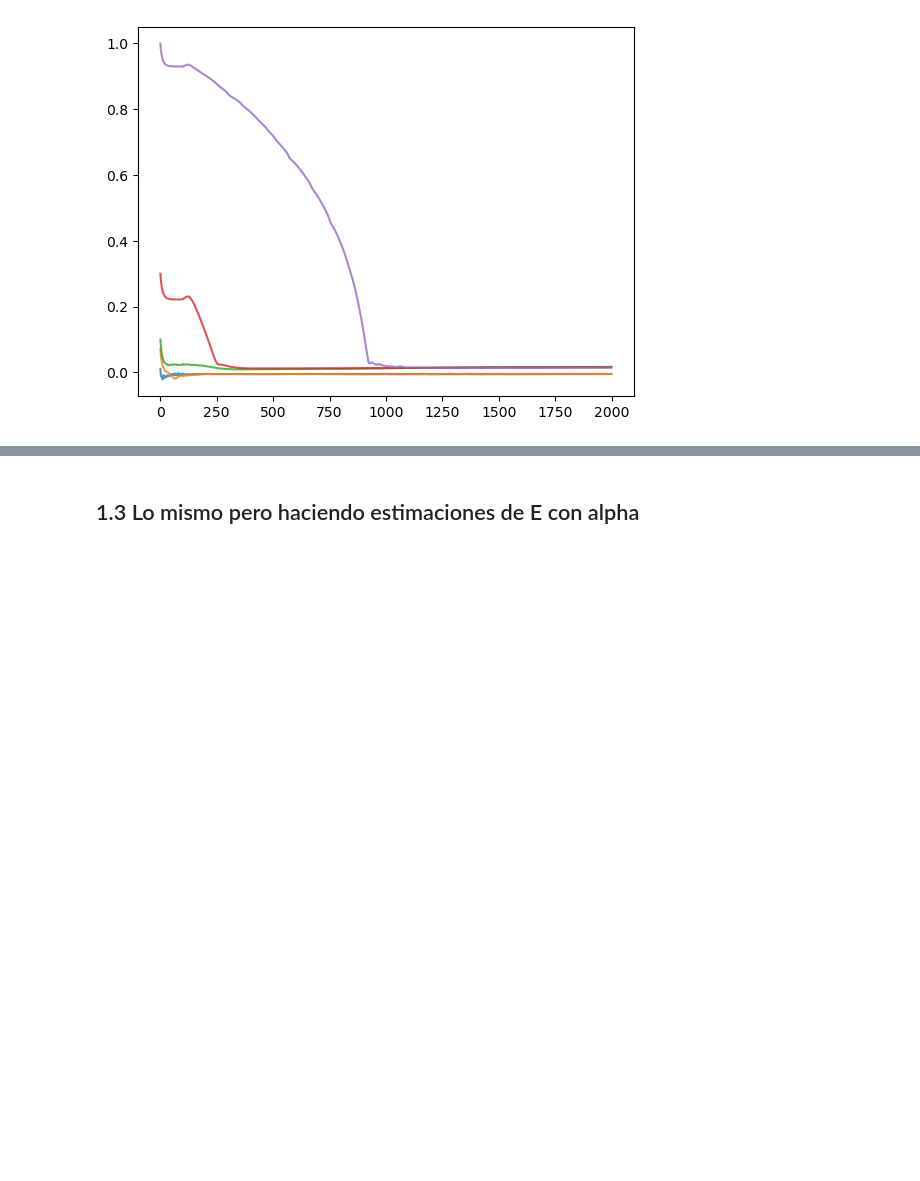
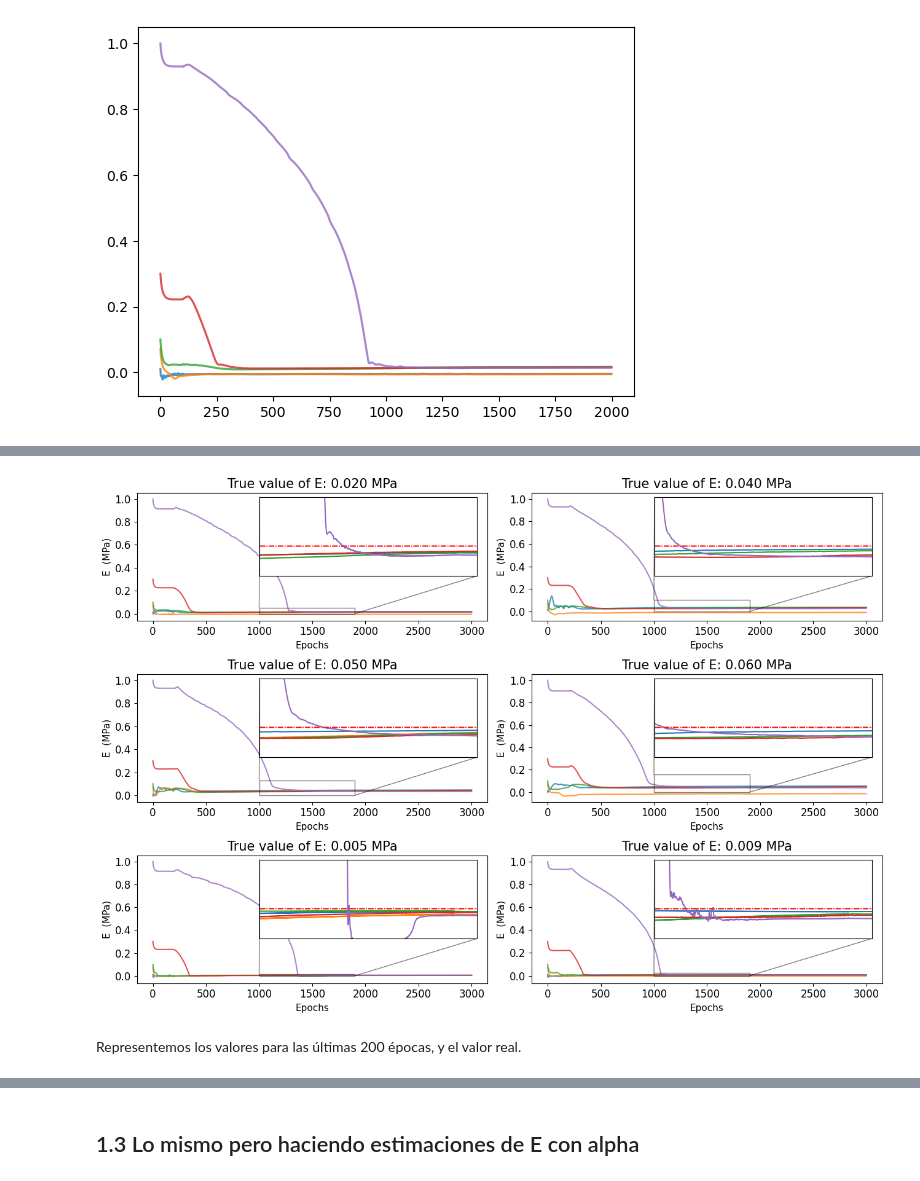
Before and after one commit to ArturoSirvent/DeepElasticity, a Jupyter notebook: notebooks/001-LinealElasticity/005-Resultados_informe_2023.ipynb, the cells around one changed output, grey strips where cells are left out. Drawn from its saved outputs; the diff is of its cells as text; code cells hidden in the pictures; blank space fills up the shorter version.

```diff
--- a/notebooks/001-LinealElasticity/005-Resultados_informe_2023.ipynb
+++ b/notebooks/001-LinealElasticity/005-Resultados_informe_2023.ipynb
@@ -213,0 +217,3 @@ for E_init in dict_E_real.keys():
+# %%
+with open("/home/arturosf/Documentos/repos/DeepElasticity/informes/endYear2023/resultados/2024-01-14/2024-01-15T14-05-46.pkl","br") as fil:
+    data=pickle.load(fil)
@@ -213,0 +240,35 @@ for E_init in dict_E_real.keys():
+# %%
+plt.style.use('default')
+fig=plt.figure(figsize=(13,9))
+
+for i,E_real_str in enumerate(data.keys()):
+
+    plt.subplot(3,2,i+1)
+    dict_E_real=data[E_real_str]
+
+    ax=plt.gca()
+    x1, x2, y1, y2 = 1000, 1900, 0, float(E_real_str)*2.6  # subregion of the original image
+    axins = ax.inset_axes(
+    [0.35, 0.35, 0.62, 0.62],
+    xlim=(x1, x2), ylim=(y1, y2), )
+
+    for E_init in dict_E_real.keys():
+        init_dict=dict_E_real[E_init]
+        valores_E_train=init_dict["model_object"].params_history["E"]
+        plt.plot(valores_E_train,alpha=0.79,label=f"Init E value: {i} MPa")
+        axins.plot(valores_E_train)
+        axins.set_xticks([])
+        axins.set_yticks([])
+        axins.axhline(float(E_real_str),linestyle="-.",alpha=0.7,color="red",linewidth=1)
+    ax.indicate_inset_zoom(axins, edgecolor="black")
+    plt.xticks(fontsize=12)
+    plt.yticks(fontsize=12)
+    plt.xlabel("Epochs",fontsize=11)
+    plt.ylabel("E  (MPa)",fontsize=11)
+    plt.title(f"True value of E: {E_real_str} MPa",fontsize=15)
+plt.tight_layout()
+plt.savefig("../../informes/endYear2023/resultados/2024-01-14(E_SIMPLE)/E_train.png")
+# %% [output]
+[figure, added]
+# %% [markdown]
+Representemos los valores para las últimas 200 épocas, y el valor real.
```
Also changed, not shown: parts of 8 cells of this notebook, 10 other files.
